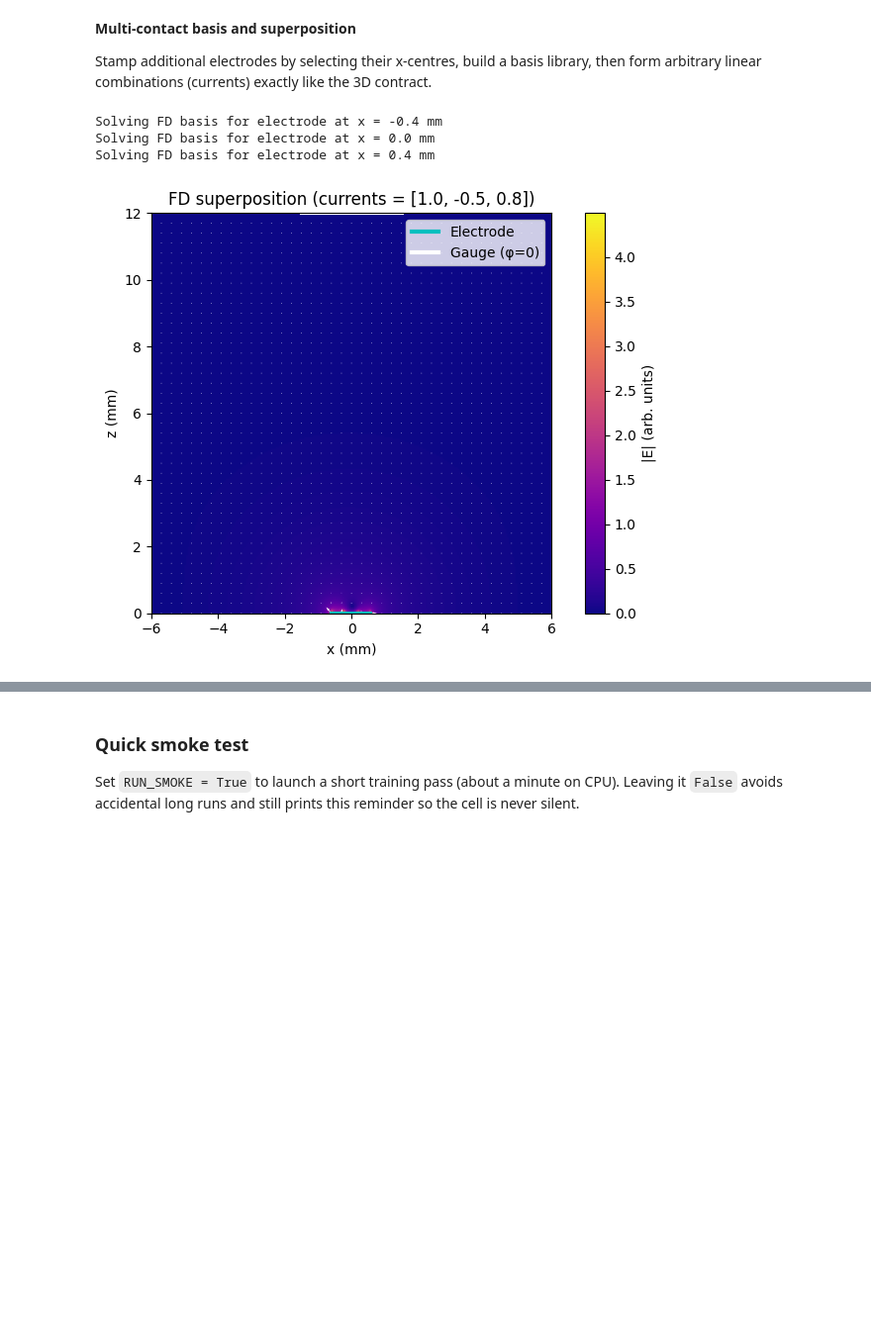
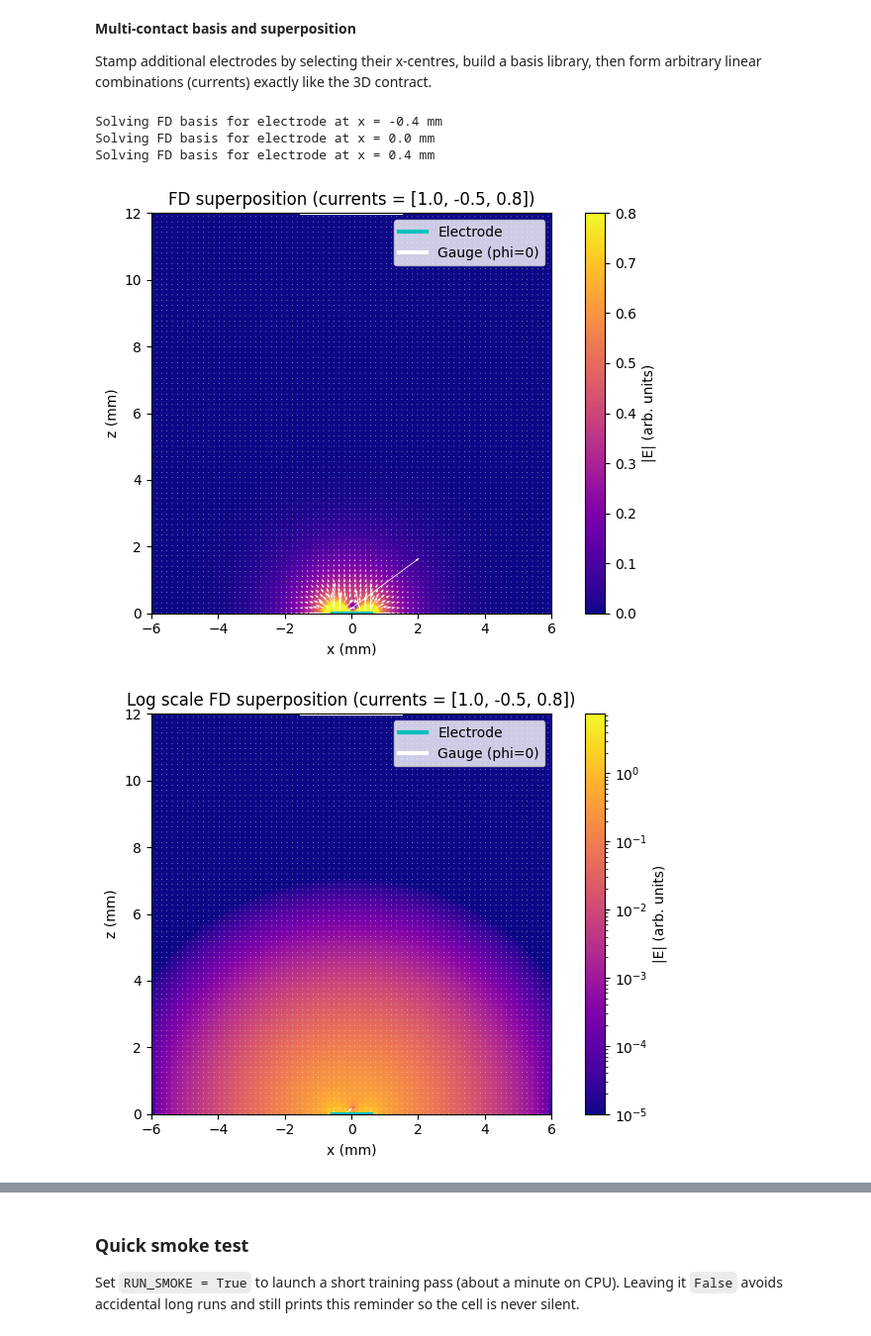
Before and after one commit to mnxbioe/BME_Capstone_UH_2025, a Jupyter notebook: notebooks/Tower_A_2D_Demo/TowerADemo.ipynb, the cells around one changed output, grey strips where cells are left out. Shown at 99% size. Saved outputs shown, nothing was run; the diff lists cells and outputs as text; code cells hidden in the pictures; blank space fills up the shorter version.

```diff
--- a/notebooks/Tower_A_2D_Demo/TowerADemo.ipynb
+++ b/notebooks/Tower_A_2D_Demo/TowerADemo.ipynb
@@ -57,16 +64,18 @@ Using device: cpu
 # %%
 # --- Geometry parameters (mm) ---
-Lx_mm = 12.0
-Lz_mm = 12.0
+Lx_mm = 12.0 # total lateral width
+Lz_mm = 12.0 # total depth
 
+# Define coordinate limits
 x_min, x_max = -Lx_mm / 2, Lx_mm / 2
 z_min, z_max = 0.0, Lz_mm
 
-contact_radius_mm = 0.025  # Tower A contact radius
+contact_radius_mm = 0.2  # Tower A contact radius
 gauge_radius_mm = 1.5      # Top gauge half-width
 
-Nx = 241
-Nz = 241
+#resolution
+Nx = 461
+Nz = 461
 
 x = np.linspace(x_min, x_max, Nx)
 z = np.linspace(z_min, z_max, Nz)
@@ -264,23 +307,33 @@ def combine_bases(currents: Sequence[float], phi_bases: np.ndarray) -> np.ndarra
 # %%
 electrode_centers = [-0.4, 0.0, 0.4]
 phi_bases_fd, masks_fd = solve_basis_library(electrode_centers)
 
 currents_demo = [1.0, -0.5, 0.8]
 phi_combo_fd = combine_bases(currents_demo, phi_bases_fd)
 Ex_combo, Ez_combo, Emag_combo = compute_field(phi_combo_fd)
 
 combined_mask = np.any(np.stack(masks_fd, axis=0), axis=0)
 plot_field_map(
     Emag_combo,
     Ex_combo,
     Ez_combo,
     title=f"FD superposition (currents = {currents_demo})",
     electrode_mask=combined_mask,
     vmax=0.8,
 )
+
+plot_field_map(
+    Emag_combo,
+    Ex_combo,
+    Ez_combo,
+    title=f"Log scale FD superposition (currents = {currents_demo})",
+    electrode_mask=combined_mask,
+    log_scale=True, floor = 1e-5
+)
 # %% [output]
 Solving FD basis for electrode at x = -0.4 mm
 Solving FD basis for electrode at x = 0.0 mm
 Solving FD basis for electrode at x = 0.4 mm
-[figure, old version]
+[figure, new version]
+[figure, added]
 # %% [markdown]
```
Also changed, not shown: parts of 18 cells of this notebook, 2 other files.
